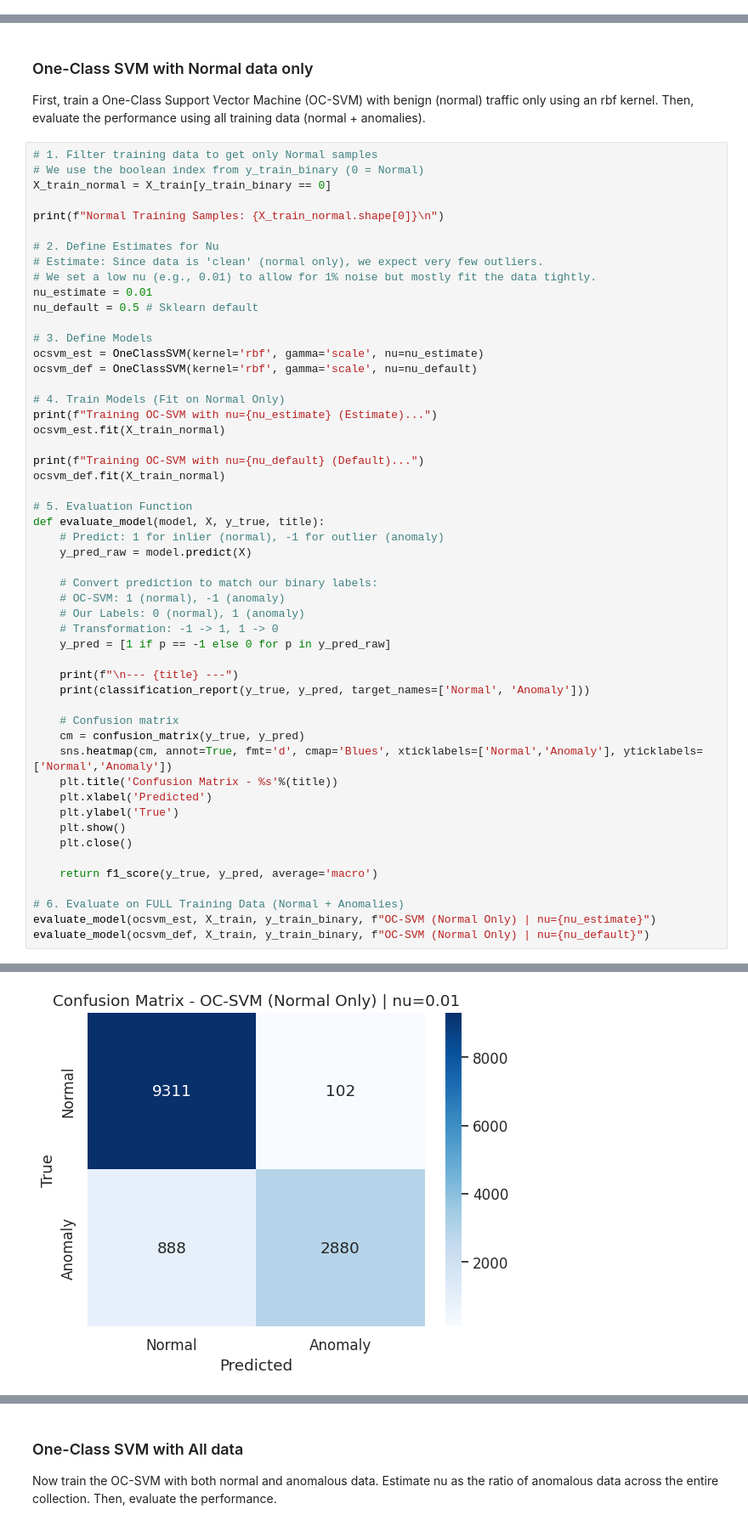
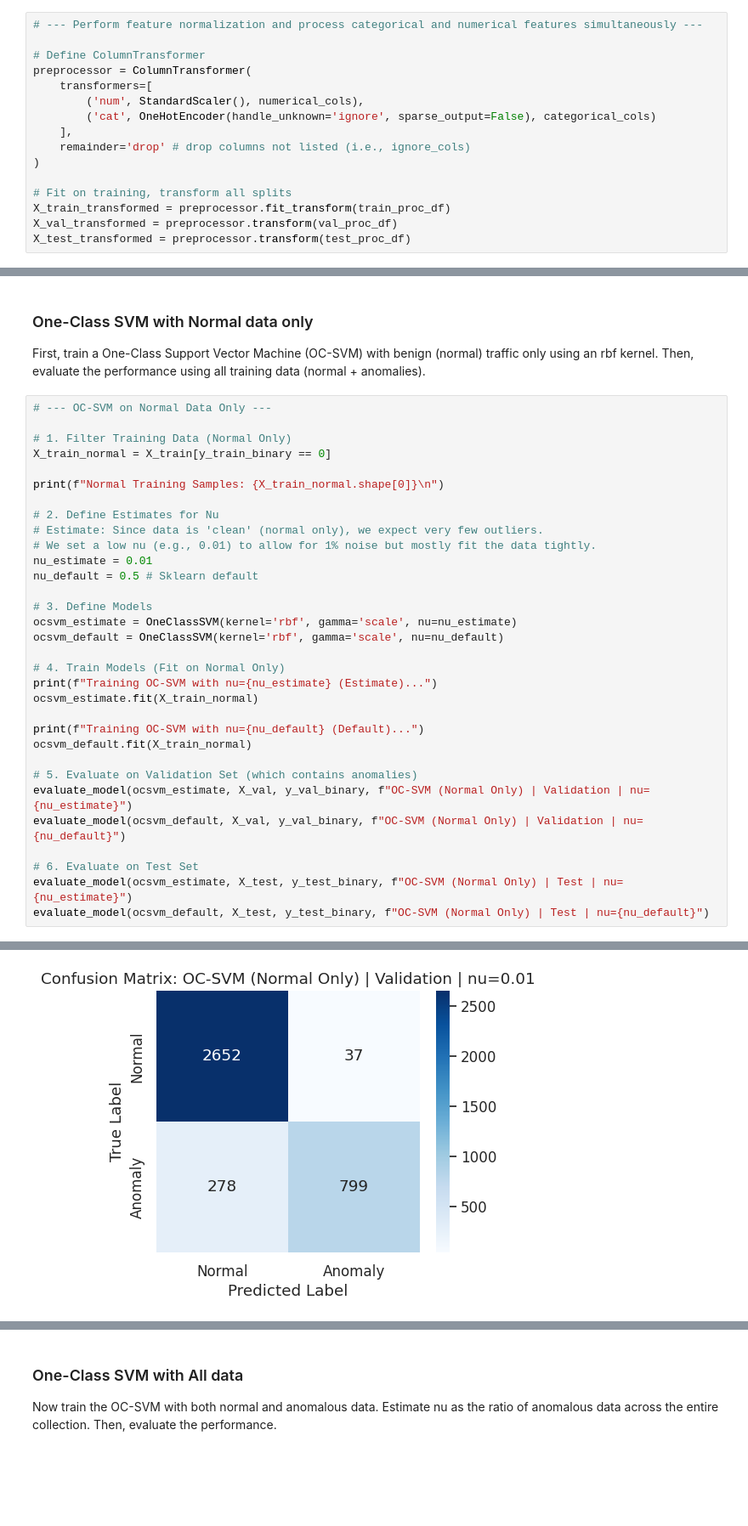
Before and after one commit to AImSecure/Laboratory3, a Jupyter notebook: lab/notebooks/Lab3_Anomaly_Detection.ipynb, the cells around one changed output, grey strips where cells are left out. Shown at 85% size. Saved outputs shown, nothing was run; the diff lists cells and outputs as text; blank space fills up the shorter version.

```diff
--- a/lab/notebooks/Lab3_Anomaly_Detection.ipynb
+++ b/lab/notebooks/Lab3_Anomaly_Detection.ipynb
@@ -519,0 +573,16 @@ Our preprocessing strategy involved several key steps to prepare both numerical
+# %%
+# --- Perform feature normalization and process categorical and numerical features simultaneously ---
+
+# Define ColumnTransformer
+preprocessor = ColumnTransformer(
+    transformers=[
+        ('num', StandardScaler(), numerical_cols),
+        ('cat', OneHotEncoder(handle_unknown='ignore', sparse_output=False), categorical_cols)
+    ],
+    remainder='drop' # drop columns not listed (i.e., ignore_cols)
+)
+
+# Fit on training, transform all splits
+X_train_transformed = preprocessor.fit_transform(train_proc_df)
+X_val_transformed = preprocessor.transform(val_proc_df)
+X_test_transformed = preprocessor.transform(test_proc_df)
@@ -640,8 +747,9 @@ os.makedirs(save_dir, exist_ok=True)
 
 First, train a One-Class Support Vector Machine (OC-SVM) with benign (normal) traffic only using an rbf kernel. Then, evaluate the performance using all training data (normal + anomalies).
 # %%
-# 1. Filter training data to get only Normal samples
-# We use the boolean index from y_train_binary (0 = Normal)
+# --- OC-SVM on Normal Data Only ---
+
+# 1. Filter Training Data (Normal Only)
 X_train_normal = X_train[y_train_binary == 0]
 
 print(f"Normal Training Samples: {X_train_normal.shape[0]}\n")
@@ -653,42 +761,21 @@ nu_estimate = 0.01
 nu_default = 0.5 # Sklearn default
 
 # 3. Define Models
-ocsvm_est = OneClassSVM(kernel='rbf', gamma='scale', nu=nu_estimate)
-ocsvm_def = OneClassSVM(kernel='rbf', gamma='scale', nu=nu_default)
+ocsvm_estimate = OneClassSVM(kernel='rbf', gamma='scale', nu=nu_estimate)
+ocsvm_default = OneClassSVM(kernel='rbf', gamma='scale', nu=nu_default)
 
 # 4. Train Models (Fit on Normal Only)
 print(f"Training OC-SVM with nu={nu_estimate} (Estimate)...")
-ocsvm_est.fit(X_train_normal)
+ocsvm_estimate.fit(X_train_normal)
 
 print(f"Training OC-SVM with nu={nu_default} (Default)...")
-ocsvm_def.fit(X_train_normal)
+ocsvm_default.fit(X_train_normal)
 
-# 5. Evaluation Function
-def evaluate_model(model, X, y_true, title):
-    # Predict: 1 for inlier (normal), -1 for outlier (anomaly)
-    y_pred_raw = model.predict(X)
+# 5. Evaluate on Validation Set (which contains anomalies)
+evaluate_model(ocsvm_estimate, X_val, y_val_binary, f"OC-SVM (Normal Only) | Validation | nu={nu_estimate}")
+evaluate_model(ocsvm_default, X_val, y_val_binary, f"OC-SVM (Normal Only) | Validation | nu={nu_default}")
 
-    # Convert prediction to match our binary labels:
-    # OC-SVM: 1 (normal), -1 (anomaly)
-    # Our Labels: 0 (normal), 1 (anomaly)
-    # Transformation: -1 -> 1, 1 -> 0
-    y_pred = [1 if p == -1 else 0 for p in y_pred_raw]
-
-    print(f"\n--- {title} ---")
-    print(classification_report(y_true, y_pred, target_names=['Normal', 'Anomaly']))
-
-    # Confusion matrix
-    cm = confusion_matrix(y_true, y_pred)
-    sns.heatmap(cm, annot=True, fmt='d', cmap='Blues', xticklabels=['Normal','Anomaly'], yticklabels=['Normal','Anomaly'])
-    plt.title('Confusion Matrix - %s'%(title))
-    plt.xlabel('Predicted')
-    plt.ylabel('True')
-    plt.show()
-    plt.close()
-
-    return f1_score(y_true, y_pred, average='macro')
-
-# 6. Evaluate on FULL Training Data (Normal + Anomalies)
-evaluate_model(ocsvm_est, X_train, y_train_binary, f"OC-SVM (Normal Only) | nu={nu_estimate}")
-evaluate_model(ocsvm_def, X_train, y_train_binary, f"OC-SVM (Normal Only) | nu={nu_default}")
+# 6. Evaluate on Test Set
+evaluate_model(ocsvm_estimate, X_test, y_test_binary, f"OC-SVM (Normal Only) | Test | nu={nu_estimate}")
+evaluate_model(ocsvm_default, X_test, y_test_binary, f"OC-SVM (Normal Only) | Test | nu={nu_default}")
 # %% [output]
@@ -709 +796 @@ weighted avg       0.93      0.92      0.92     13181
-[figure, old version]
+[figure, new version]
```
Also changed, not shown: parts of 40 cells of this notebook.
